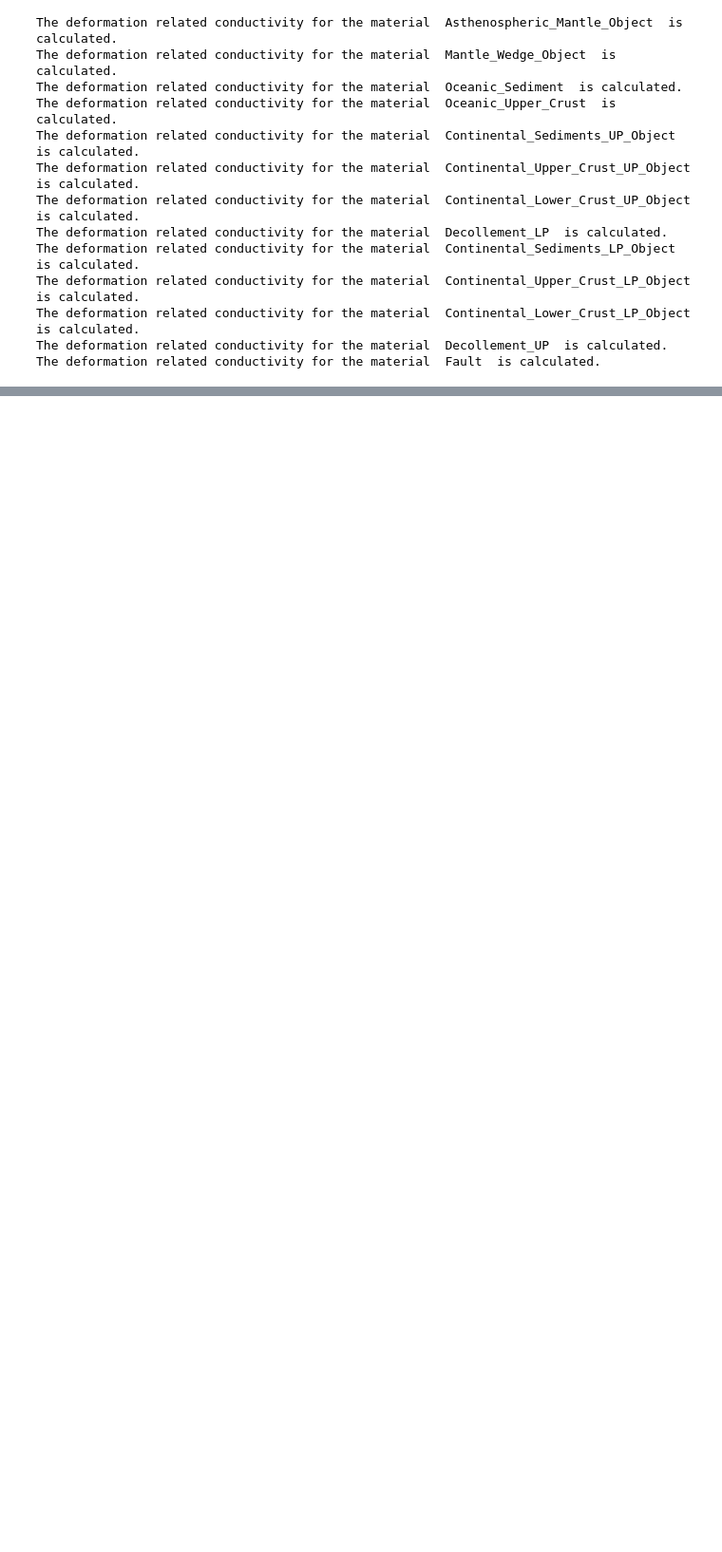
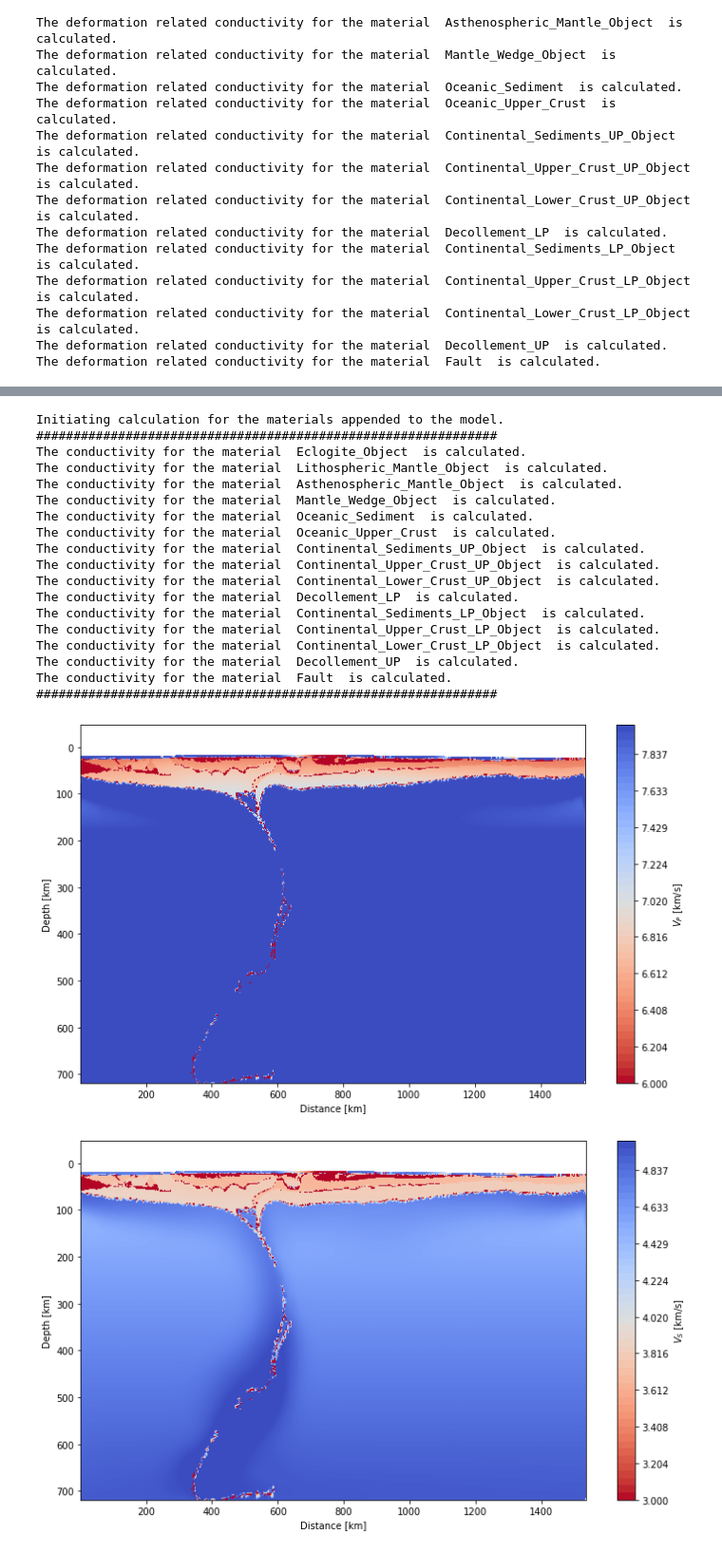
Before and after one commit to sinanozaydin/pide, a Jupyter notebook: examples/notebooks/9_2D_Underworld_Conversion.ipynb, the cells around one changed output, grey strips where cells are left out. Shown at 95% size. Drawn from its saved outputs; the diff is of its cells as text; code cells hidden in the pictures; blank space fills up the shorter version.

```diff
--- a/examples/notebooks/9_2D_Underworld_Conversion.ipynb
+++ b/examples/notebooks/9_2D_Underworld_Conversion.ipynb
@@ -353,0 +437,34 @@ plot_2D_underworld_Field(xmesh = x_mesh_centers, ymesh = y_mesh_centers, Field =
+# %%
+seismic_model_object = Model(material_list = material_object_list, material_array = material_array, T = temp_array,
+                             P = pressure_array,
+                        model_type = 'underworld_2d', melt = melt_array,
+p_strain = pstrain_array, material_node_skip_rate_list = material_skip_list)
+
+v_p, v_s = seismic_model_object.calculate_model(type = 'seismic', num_cpu = 5)
+
+plot_2D_underworld_Field(xmesh = x_mesh_centers, ymesh = y_mesh_centers, Field = v_p,cblimit_up = 8,
+cblimit_down = 6, log_bool=False, cb_name = 'coolwarm_r',cbar_label = r'$V_P$ [km/s]',plot_save = False)
+
+plot_2D_underworld_Field(xmesh = x_mesh_centers, ymesh = y_mesh_centers, Field = v_s, cblimit_up = 5,
+cblimit_down = 3, log_bool=False, cb_name = 'coolwarm_r',cbar_label = r'$V_S$ [km/s]',plot_save = False)
+# %% [output]
+Initiating calculation for the materials appended to the model.
+##############################################################
+The conductivity for the material  Eclogite_Object  is calculated.
+The conductivity for the material  Lithospheric_Mantle_Object  is calculated.
+The conductivity for the material  Asthenospheric_Mantle_Object  is calculated.
+The conductivity for the material  Mantle_Wedge_Object  is calculated.
+The conductivity for the material  Oceanic_Sediment  is calculated.
+The conductivity for the material  Oceanic_Upper_Crust  is calculated.
+The conductivity for the material  Continental_Sediments_UP_Object  is calculated.
+The conductivity for the material  Continental_Upper_Crust_UP_Object  is calculated.
+The conductivity for the material  Continental_Lower_Crust_UP_Object  is calculated.
+The conductivity for the material  Decollement_LP  is calculated.
+The conductivity for the material  Continental_Sediments_LP_Object  is calculated.
+The conductivity for the material  Continental_Upper_Crust_LP_Object  is calculated.
+The conductivity for the material  Continental_Lower_Crust_LP_Object  is calculated.
+The conductivity for the material  Decollement_UP  is calculated.
+The conductivity for the material  Fault  is calculated.
+##############################################################
+[figure, added]
+[figure, added]
```
Also changed, not shown: parts of 11 cells of this notebook, 12 other files.
